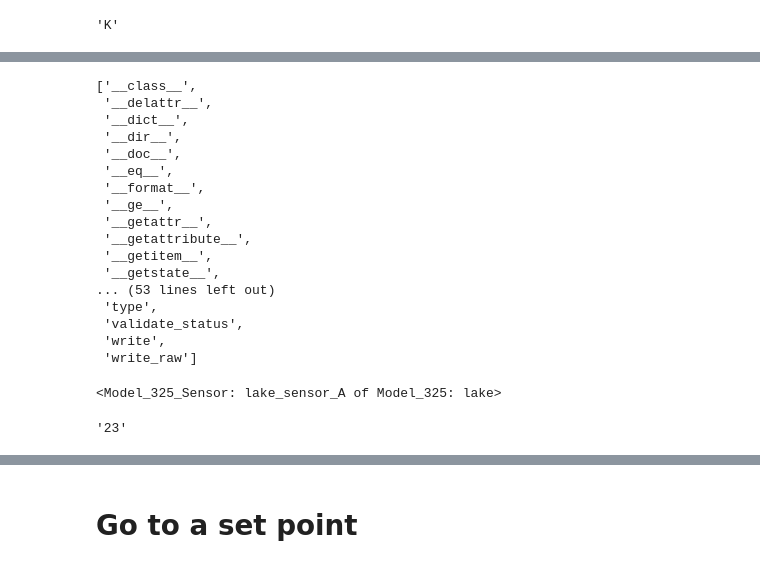
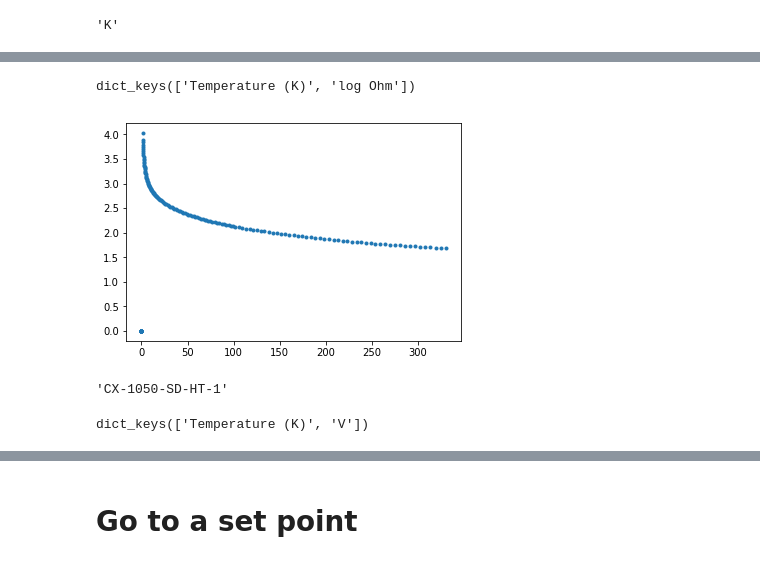
Before and after one commit to aa8919aa3/Qcodes, a Jupyter notebook: docs/examples/driver_examples/Qcodes example with Lakeshore 325.ipynb, the cells around one changed output, grey strips where cells are left out. Cells and saved outputs as stored; diff of their text form; code cells hidden in the pictures.

Commit message:
Able to upload sensor curves

```diff
--- a/docs/examples/driver_examples/Qcodes example with Lakeshore 325.ipynb
+++ b/docs/examples/driver_examples/Qcodes example with Lakeshore 325.ipynb
@@ -17,4 +19,4 @@ lake.sensor_A.temperature.unit
 # %% [output]
 'K'
 # %%
-curve = lake.sensor_A.curvef
+curve = lake.sensor_A.curve
@@ -25,28 +23,15 @@ AttributeError: 'Model_325_Sensor' object and its delegates have no attribute 'c
-# %%
-dir(lake.sensor_A)
-# %% [output]
-['__class__',
- '__delattr__',
- '__dict__',
- '__dir__',
- '__doc__',
- '__eq__',
- '__format__',
- '__ge__',
- '__getattr__',
- '__getattribute__',
- '__getitem__',
- '__getstate__',
-... (53 lines left out)
- 'type',
- 'validate_status',
- 'write',
- 'write_raw']
-# %%
-lake.sensor_A
-# %% [output]
-<Model_325_Sensor: lake_sensor_A of Model_325: lake>
-# %%
-lake.sensor_A.curve_index()
-# %% [output]
-'23'
+# %%
+curve_data = curve.get_data()
+# %%
+curve_data.keys()
+# %% [output]
+dict_keys(['Temperature (K)', 'log Ohm'])
+# %%
+plt.plot(curve_data["Temperature (K)"], curve_data['log Ohm'], '.')
+plt.show()
+# %% [output]
+[figure, added]
+# %%
+curve.curve_name()
+# %% [output]
+'CX-1050-SD-HT-1'
@@ -52,0 +42,4 @@ lake.sensor_A.curve_index()
+# %%
+curve1_data.keys()
+# %% [output]
+dict_keys(['Temperature (K)', 'V'])
```
Also changed, not shown: parts of 18 cells of this notebook, 1 other file.
